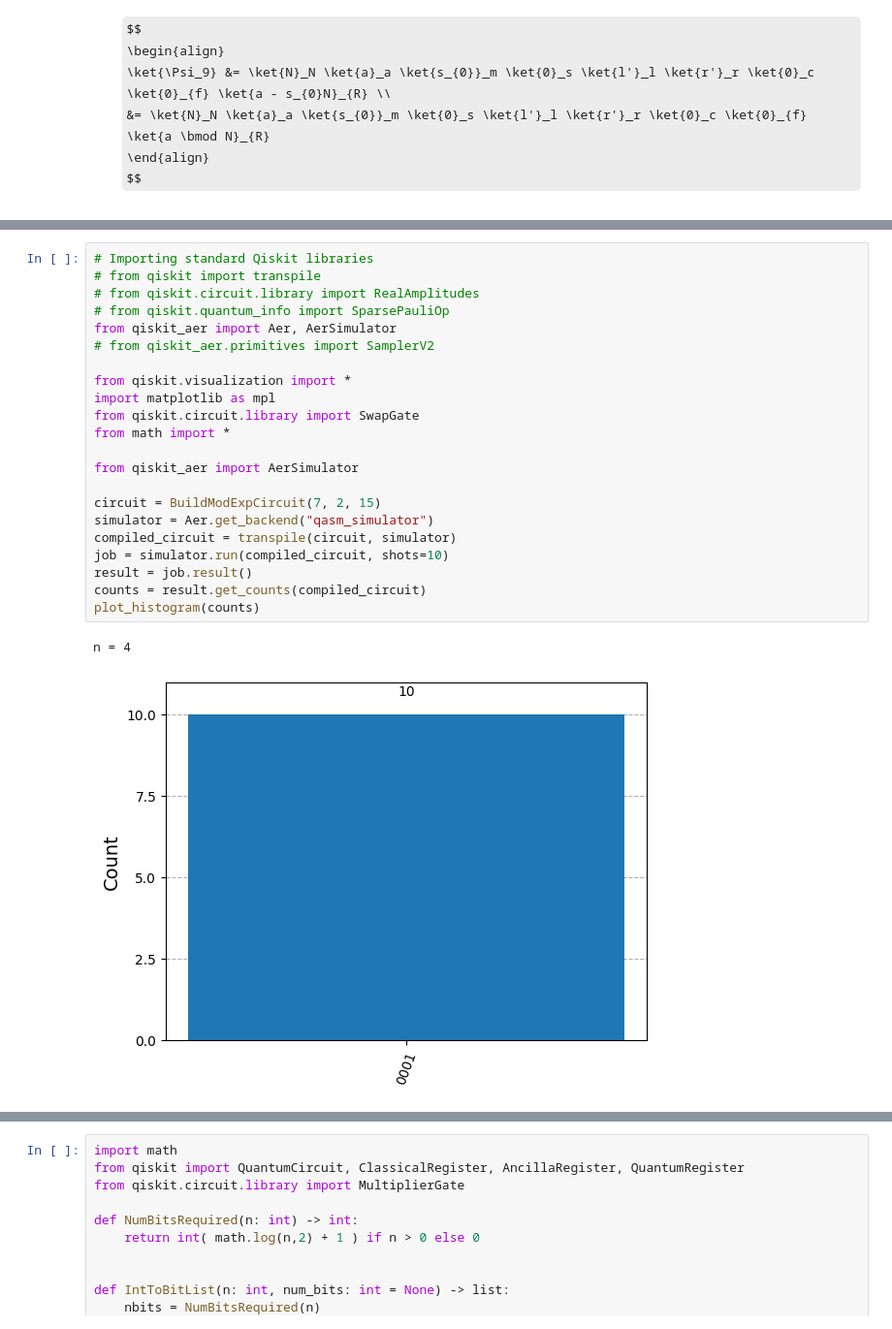
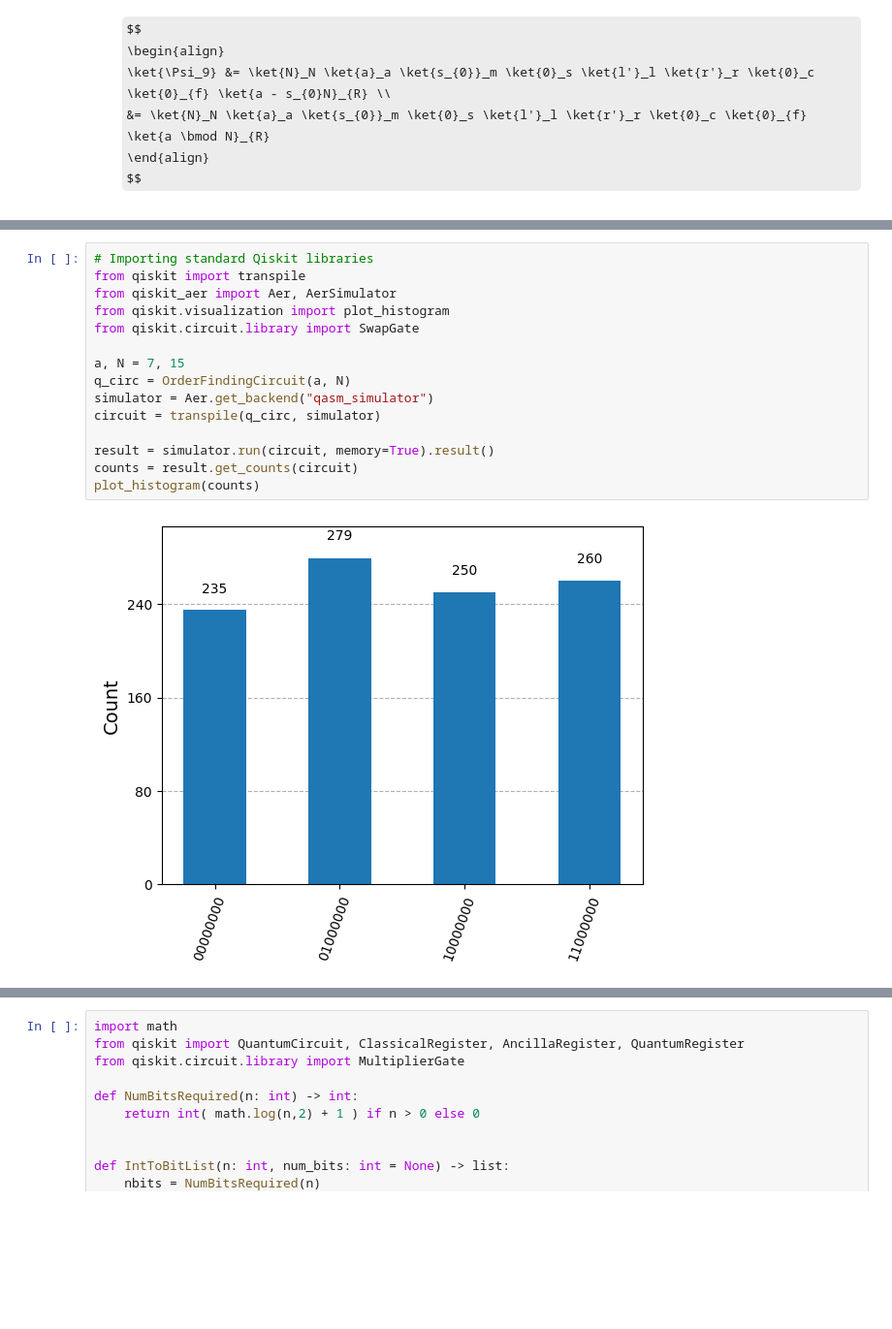
Before and after one commit to bolst/classical-shor, a Jupyter notebook: classical-shor.ipynb, the cells around one changed output, grey strips where cells are left out. Shown at 97% size. Saved outputs shown, nothing was run; the diff lists cells and outputs as text; some formulas as TeX source; blank space fills up the shorter version.

Commit message:
- base except for general mod exp circuit

```diff
--- a/classical-shor.ipynb
+++ b/classical-shor.ipynb
@@ -378,25 +433,17 @@ exponent_7: ──────────────────────
 # %%
 # Importing standard Qiskit libraries
-# from qiskit import transpile
-# from qiskit.circuit.library import RealAmplitudes
-# from qiskit.quantum_info import SparsePauliOp
+from qiskit import transpile
 from qiskit_aer import Aer, AerSimulator
-# from qiskit_aer.primitives import SamplerV2
+from qiskit.visualization import plot_histogram
+from qiskit.circuit.library import SwapGate
 
-from qiskit.visualization import *
-import matplotlib as mpl
-from qiskit.circuit.library import SwapGate
-from math import *
+a, N = 7, 15
+q_circ = OrderFindingCircuit(a, N)
+simulator = Aer.get_backend("qasm_simulator")
+circuit = transpile(q_circ, simulator)
 
-from qiskit_aer import AerSimulator
-
-circuit = BuildModExpCircuit(7, 2, 15)
-simulator = Aer.get_backend("qasm_simulator")
-compiled_circuit = transpile(circuit, simulator)
-job = simulator.run(compiled_circuit, shots=10)
-result = job.result()
-counts = result.get_counts(compiled_circuit)
+result = simulator.run(circuit, memory=True).result()
+counts = result.get_counts(circuit)
 plot_histogram(counts)
 # %% [output]
-n = 4
-[figure, old version]
+[figure, new version]
```
Also changed, not shown: parts of 17 cells of this notebook.
